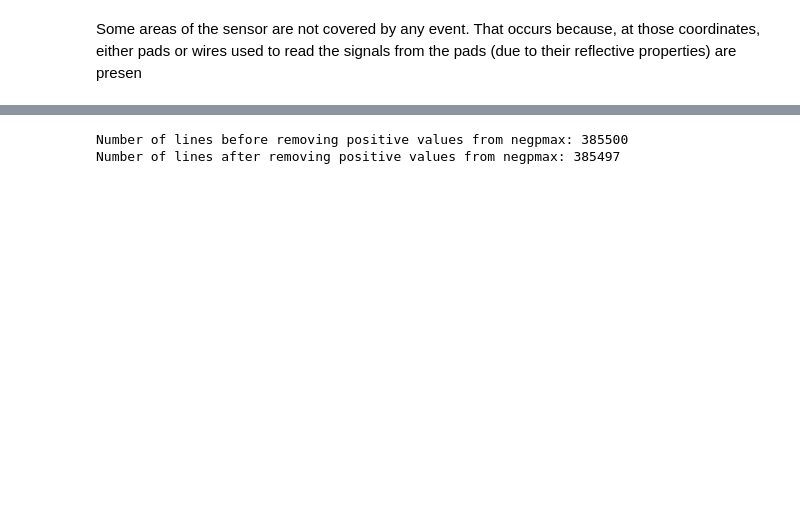
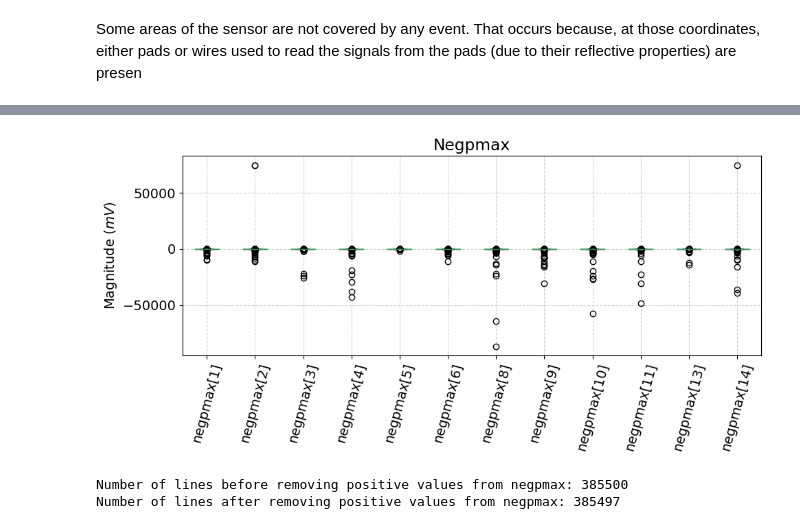
Before and after one commit to MazzariniTommaso/SensorSignalRegression, a Jupyter notebook: Project.ipynb, the cells around one changed output, grey strips where cells are left out. Saved outputs shown, nothing was run; the diff lists cells and outputs as text; code cells hidden in the pictures; blank space fills up the shorter version.

```diff
--- a/Project.ipynb
+++ b/Project.ipynb
@@ -163 +211,20 @@ fig.savefig("boxplots.png", bbox_inches="tight")
+# %%
+# Boxplot of negpmax feature
+
+# Font size
+mpl.rcParams["font.size"] = 14
+
+fig, ax = plt.subplots(figsize=(10, 5))
+df_dev[[f'negpmax[{i}]' for i in no_noise_features]].boxplot(ax=ax)
+
+# Set title and labels
+ax.set_title('Negpmax')
+ax.set_xticklabels(ax.get_xticklabels(), rotation=75)
+ax.set_ylabel('Magnitude ($mV$)')
+
+plt.grid(linestyle='--', alpha=0.6)
+plt.tight_layout()
+plt.show()
+# %% [output]
+[figure, added]
 # %%
```
Also changed, not shown: parts of 88 cells of this notebook.
